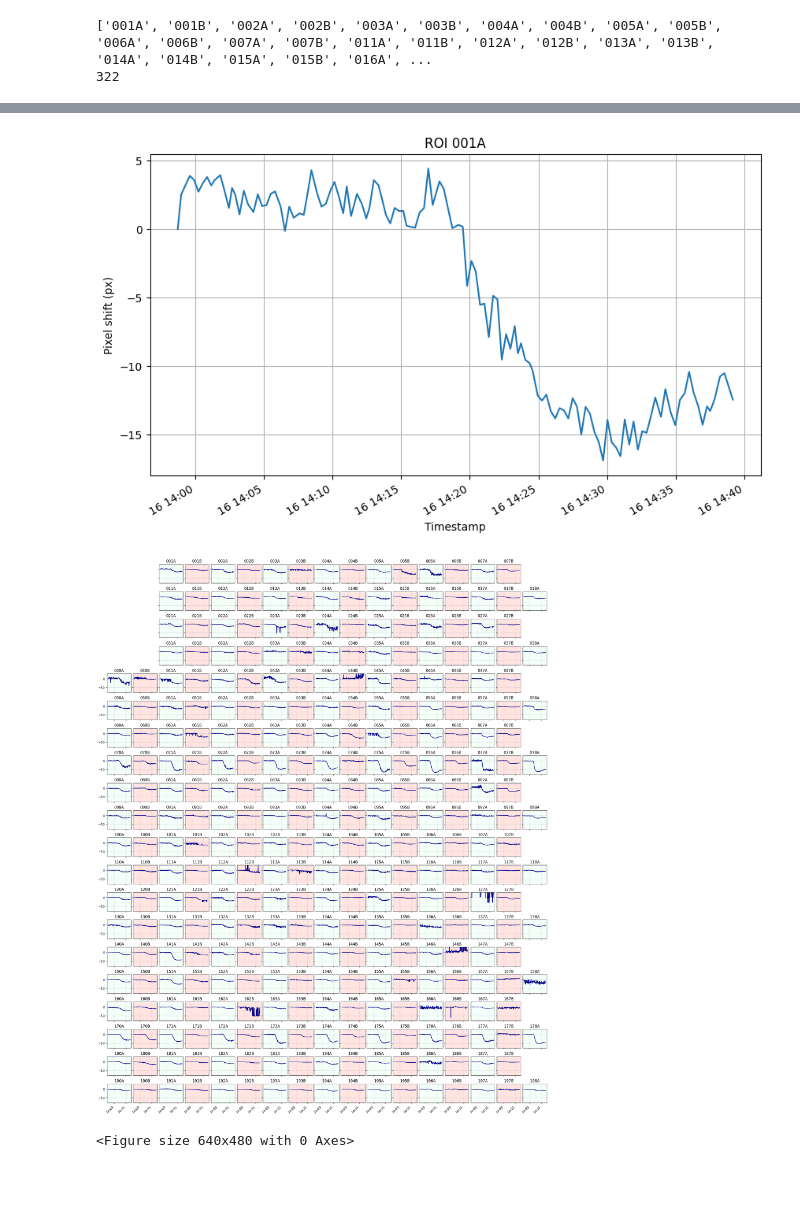
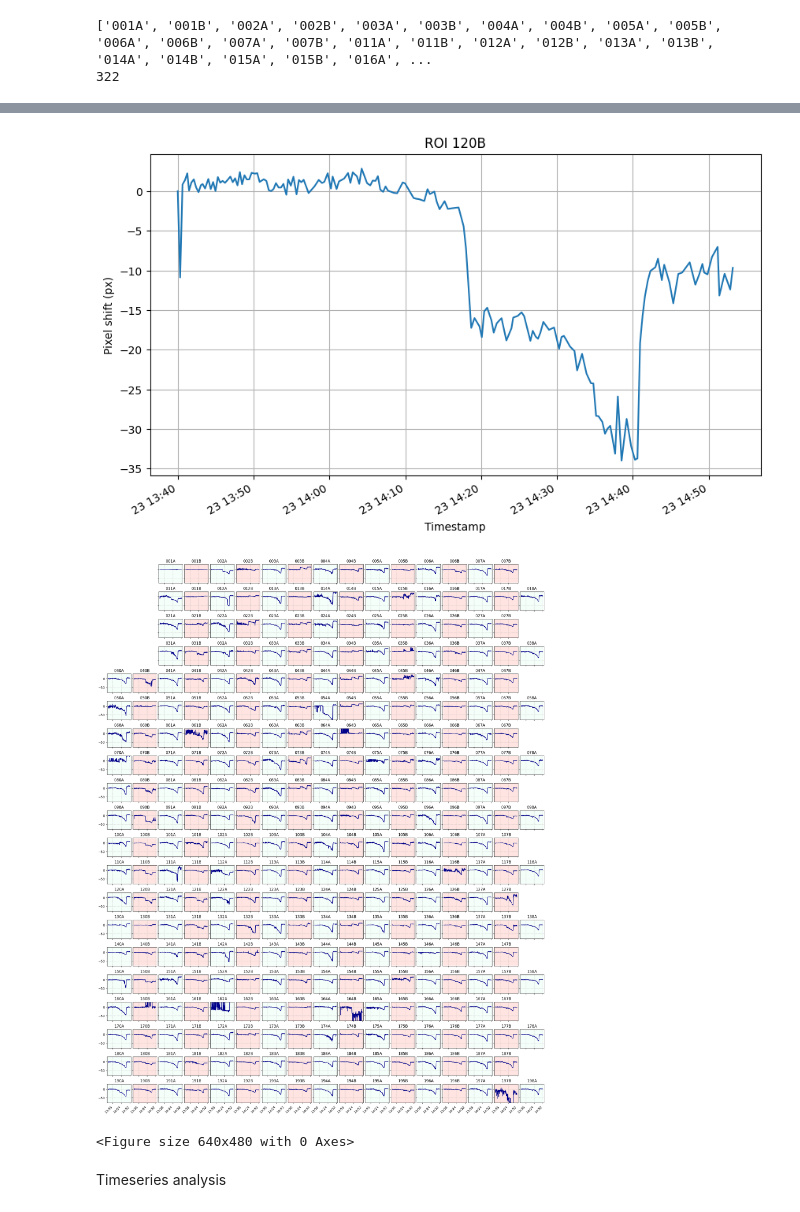
Before and after one commit to cr806/phorest_pipeline, a Jupyter notebook: notebooks/CSV_plotting.ipynb, the cells around one changed output, grey strips where cells are left out. Saved outputs shown, nothing was run; the diff lists cells and outputs as text; code cells hidden in the pictures; blank space fills up the shorter version.

```diff
--- a/notebooks/CSV_plotting.ipynb
+++ b/notebooks/CSV_plotting.ipynb
@@ -6,7 +8,7 @@ import matplotlib.pyplot as plt
 import matplotlib.ticker as mticker
 import pandas as pd
 # %%
-raw_data = Path('/Volumes/krauss/Lisa/GMR/Array/SpecialBox/Cuthbert/250716/results_FULL/communicating_results.csv')
+raw_data = Path('/Volumes/krauss/Lisa/GMR/Array/SpecialBox/Cuthbert/250723/results_FULL/communicating_results.csv')
 # %%
 df = pd.read_csv(raw_data)
 df["timestamp"] = pd.to_datetime(df["timestamp"])
@@ -120,18 +123,18 @@ plt.show()
 # %%
-label = "001A"
+label = "120B"
 
 normalized_df[label].plot(
     kind='line',
     figsize=(10, 6),
     title=f'ROI {label}',
     xlabel='Timestamp',
     ylabel='Pixel shift (px)'
 )
 
 plt.grid(True) # Add a grid for better readability
 plt.show()
 # %% [output]
-[figure, old version]
+[figure, new version]
 # %%
 roi_x_nums = sorted(list(set([roi[2:] for roi in rois])))
 roi_y_nums = sorted(list(set([roi[:2] for roi in rois])))
@@ -165,7 +168,7 @@ for y in roi_y_nums:
         roi_label = f"{y}{x}"
         type_part = roi_label[-1]
         try:
-            y_values = normalized_df[roi_label].values
+            y_values = normalized_df[roi_label].diff().values
             ax[count].plot(x_values, y_values, color='darkblue')
             ax[count].axis('on')
             ax[count].set_facecolor(type_colours.get(type_part, 'white'))
@@ -178,10 +181,12 @@ for y in roi_y_nums:
 plt.tight_layout()
 fig.subplots_adjust(wspace=0.08, hspace=0.45)
 fig.autofmt_xdate(rotation=45)
-plt.savefig(Path(raw_data.parent, "Array_data.png"), dpi=300)
+# plt.savefig(Path(raw_data.parent, "Array_data.png"), dpi=300)
 # %% [output]
-[figure, old version]
+[figure, new version]
 # %%
 plt.savefig("Array_data.png", dpi=300)
 # %% [output]
 <Figure size 640x480 with 0 Axes>
+# %% [markdown]
+Timeseries analysis
```
Also changed, not shown: parts of 7 cells of this notebook, 7 other files.
